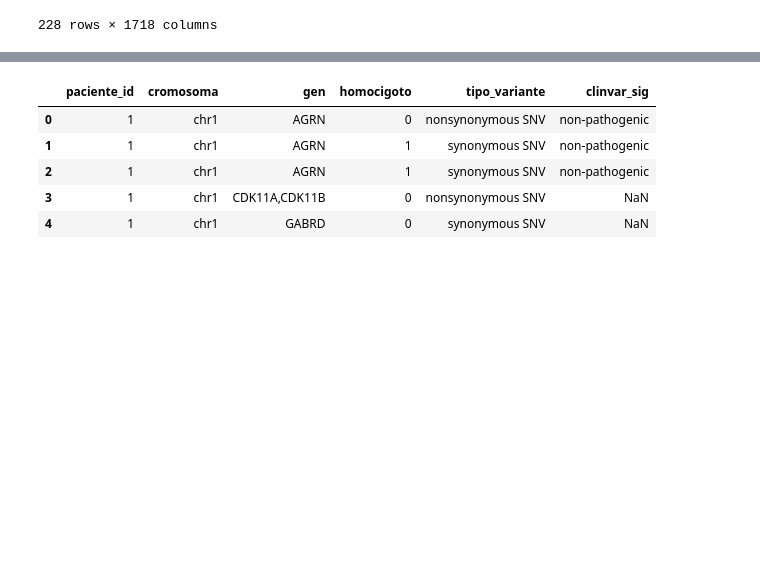
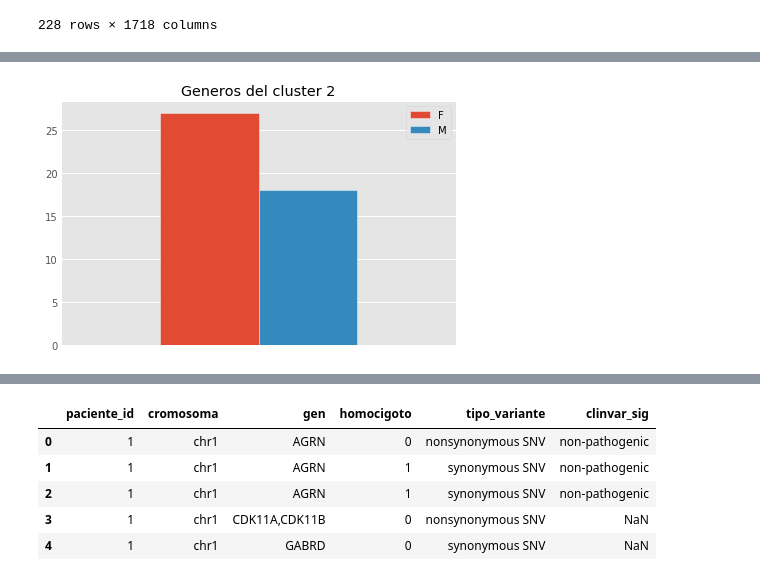
Before and after one commit to jevelezse/mineria_tesis, a Jupyter notebook: mineria_de texto.ipynb, the cells around one changed output, grey strips where cells are left out. Cells and saved outputs as stored; diff of their text form; code cells hidden in the pictures; blank space fills up the shorter version.

```diff
--- a/mineria_de texto.ipynb
+++ b/mineria_de texto.ipynb
@@ -536,0 +582,2 @@ result = pd.concat([x, y], axis=1)
+# %%
+h2 = result[result.cluster == 1]
@@ -536,0 +591,2 @@ result = pd.concat([x, y], axis=1)
+# %%
+f2 = [(len(h2_1),len(h2_2))]
@@ -536,0 +600,8 @@ result = pd.concat([x, y], axis=1)
+# %%
+matplotlib.style.use('ggplot')
+plot = des2.plot(kind="bar", title = 'Generos del cluster 2')
+plot.axes.get_xaxis().set_visible(False)
+fig = plot.get_figure()
+fig.savefig("Cluster2G.png", bbox_inches=0)
+# %% [output]
+[figure, added]
```
Also changed, not shown: parts of 57 cells of this notebook.
